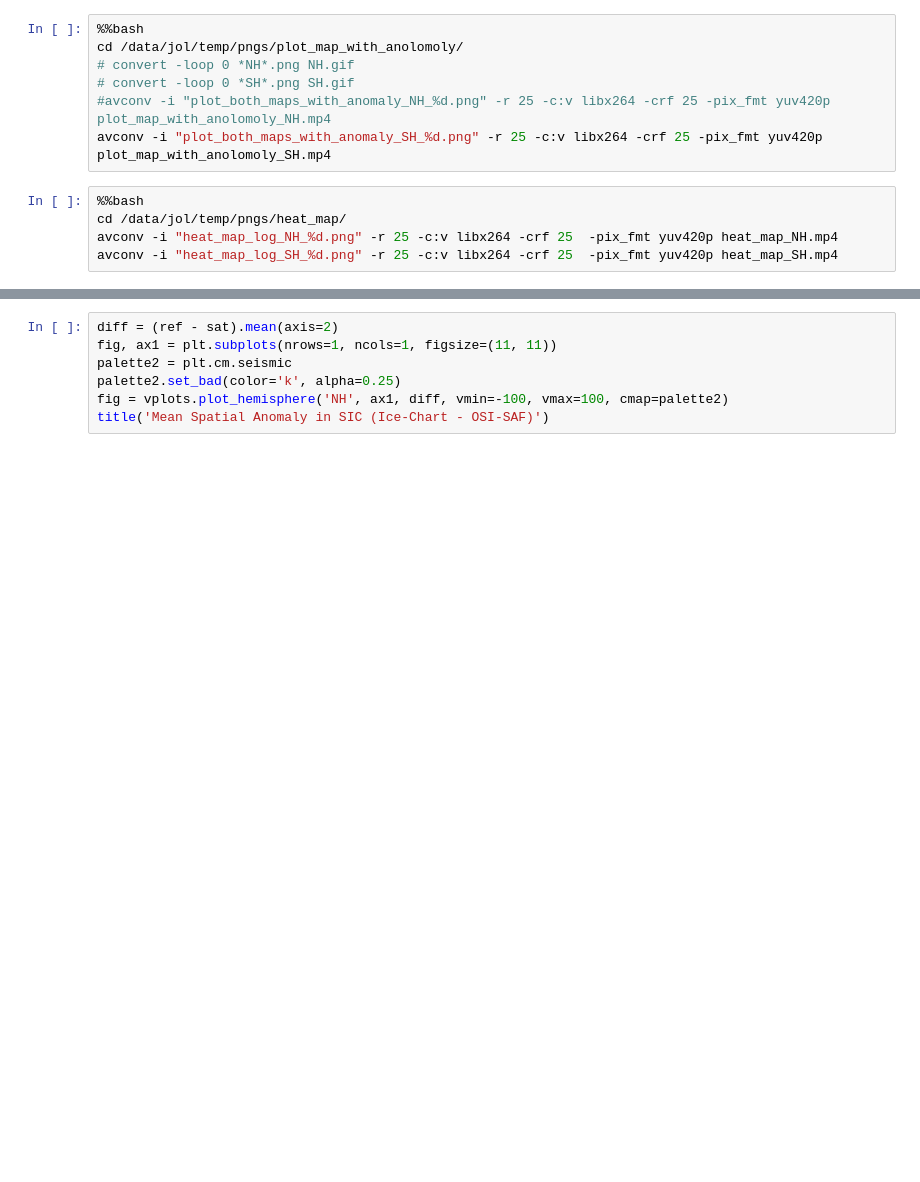
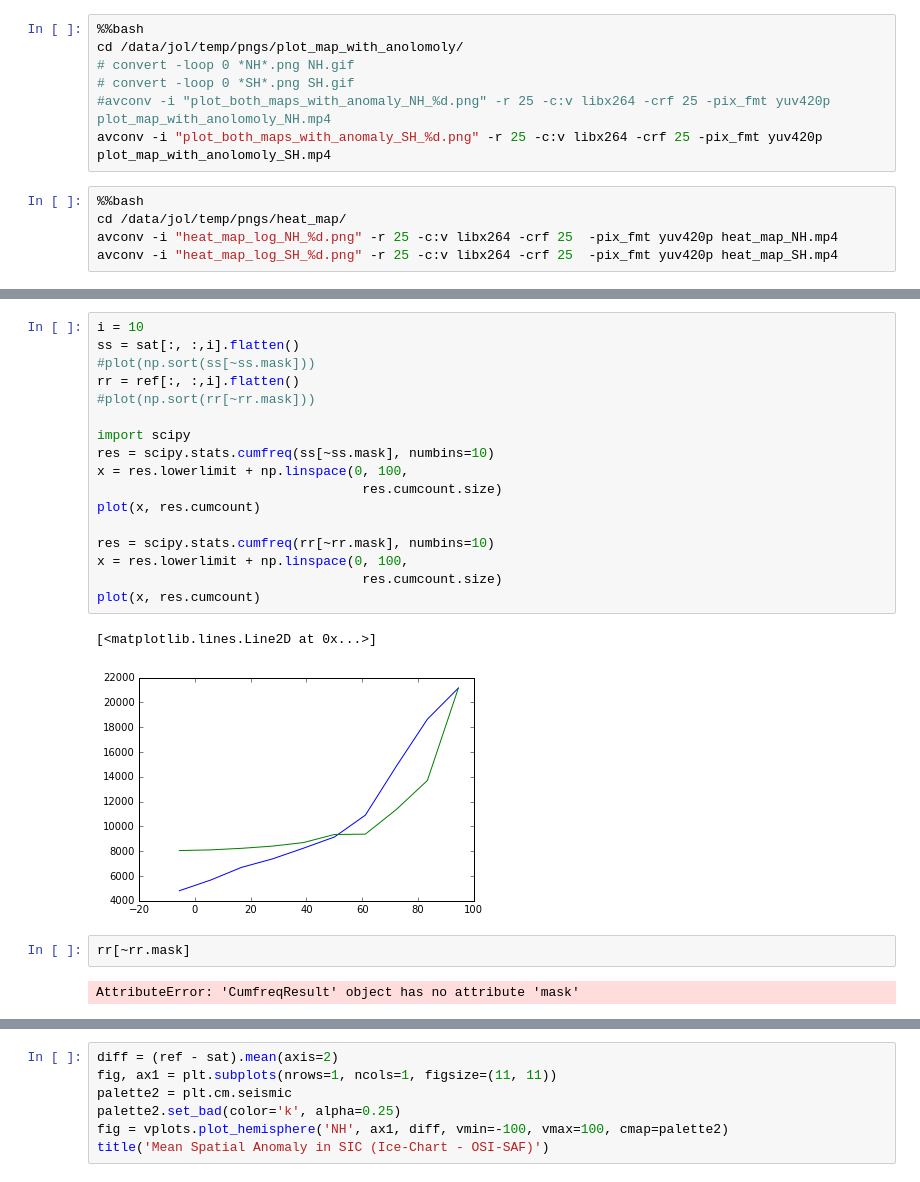
Before and after one commit to OSI-SAF-tools/validation_viewer, a Jupyter notebook: notebook/plots_analysis.ipynb, the cells around one changed output, grey strips where cells are left out. Drawn from its saved outputs; the diff is of its cells as text; blank space fills up the shorter version.

```diff
--- a/notebook/plots_analysis.ipynb
+++ b/notebook/plots_analysis.ipynb
@@ -117,0 +140,24 @@ ref, sat = vplots.get_ref_sat('all')
+# %%
+i = 10
+ss = sat[:, :,i].flatten()
+#plot(np.sort(ss[~ss.mask]))
+rr = ref[:, :,i].flatten()
+#plot(np.sort(rr[~rr.mask]))
+
+import scipy
+res = scipy.stats.cumfreq(ss[~ss.mask], numbins=10)
+x = res.lowerlimit + np.linspace(0, 100,
+                                  res.cumcount.size)
+plot(x, res.cumcount)
+
+res = scipy.stats.cumfreq(rr[~rr.mask], numbins=10)
+x = res.lowerlimit + np.linspace(0, 100,
+                                  res.cumcount.size)
+plot(x, res.cumcount)
+# %% [output]
+[<matplotlib.lines.Line2D at 0x...>]
+[figure, added]
+# %%
+rr[~rr.mask]
+# %% [output]
+AttributeError: 'CumfreqResult' object has no attribute 'mask'
```
Also changed, not shown: parts of 9 cells of this notebook, 3 other files.
